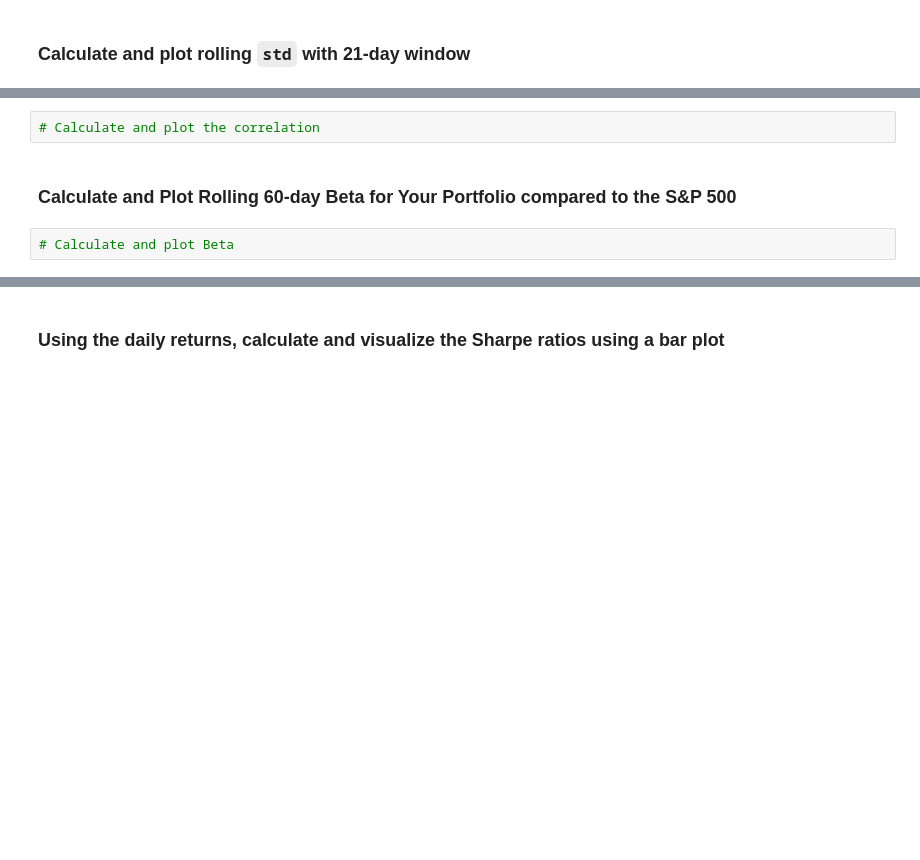
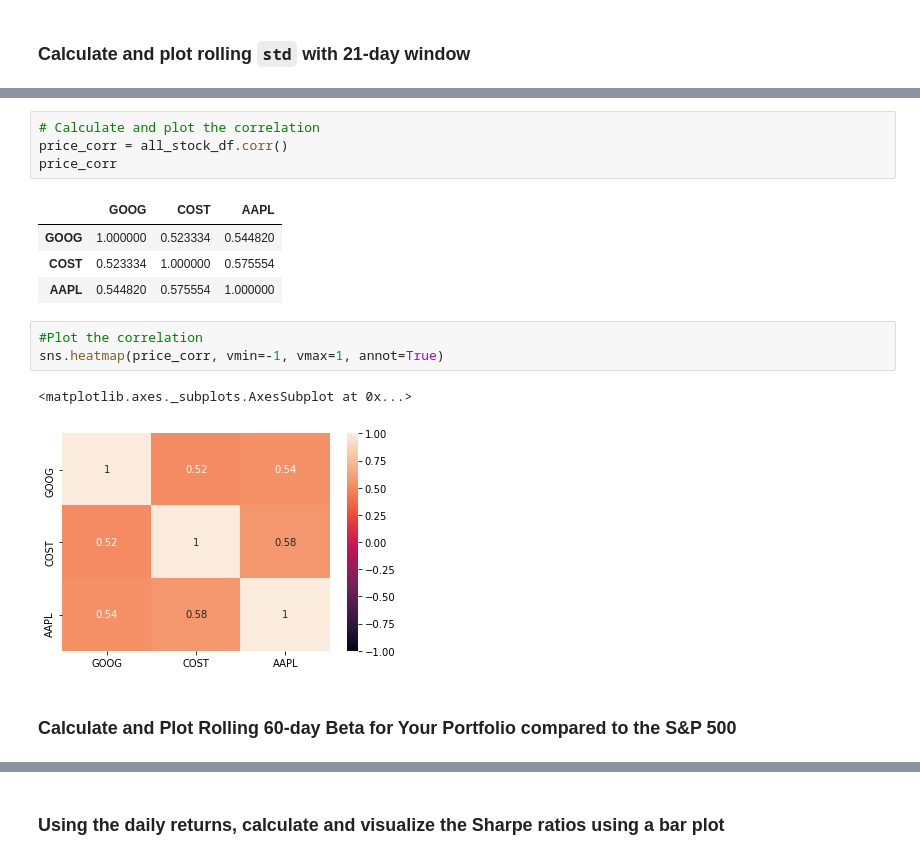
Before and after one commit to mauricedure/Whale_Off_The_Portfolio, a Jupyter notebook: whale_analysis.ipynb, the cells around one changed output, grey strips where cells are left out. Saved outputs shown, nothing was run; the diff lists cells and outputs as text; blank space fills up the shorter version.

```diff
--- a/whale_analysis.ipynb
+++ b/whale_analysis.ipynb
@@ -552,6 +629,17 @@ weights = [1/3, 1/3, 1/3]
 # %%
 # Calculate and plot the correlation
+price_corr = all_stock_df.corr()
+price_corr
+# %% [output]
+|  | GOOG | COST | AAPL |
+| GOOG | 1.000000 | 0.523334 | 0.544820 |
+| COST | 0.523334 | 1.000000 | 0.575554 |
+| AAPL | 0.544820 | 0.575554 | 1.000000 |
+# %%
+#Plot the correlation
+sns.heatmap(price_corr, vmin=-1, vmax=1, annot=True)
+# %% [output]
+<matplotlib.axes._subplots.AxesSubplot at 0x...>
+[figure, added]
 # %% [markdown]
 ### Calculate and Plot Rolling 60-day Beta for Your Portfolio compared to the S&P 500
-# %%
-# Calculate and plot Beta
```
Also changed, not shown: parts of 18 cells of this notebook.
